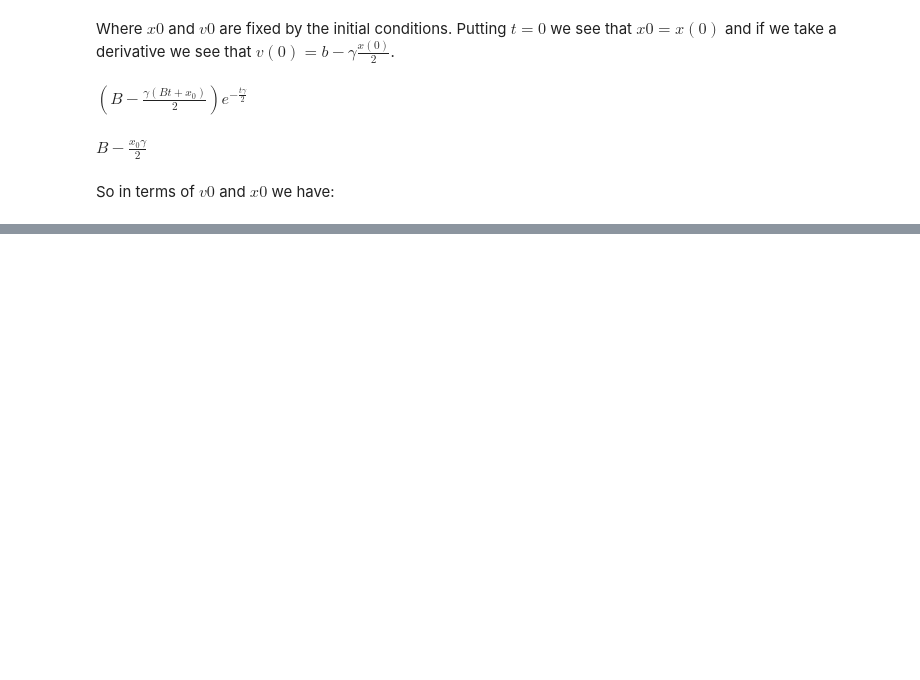
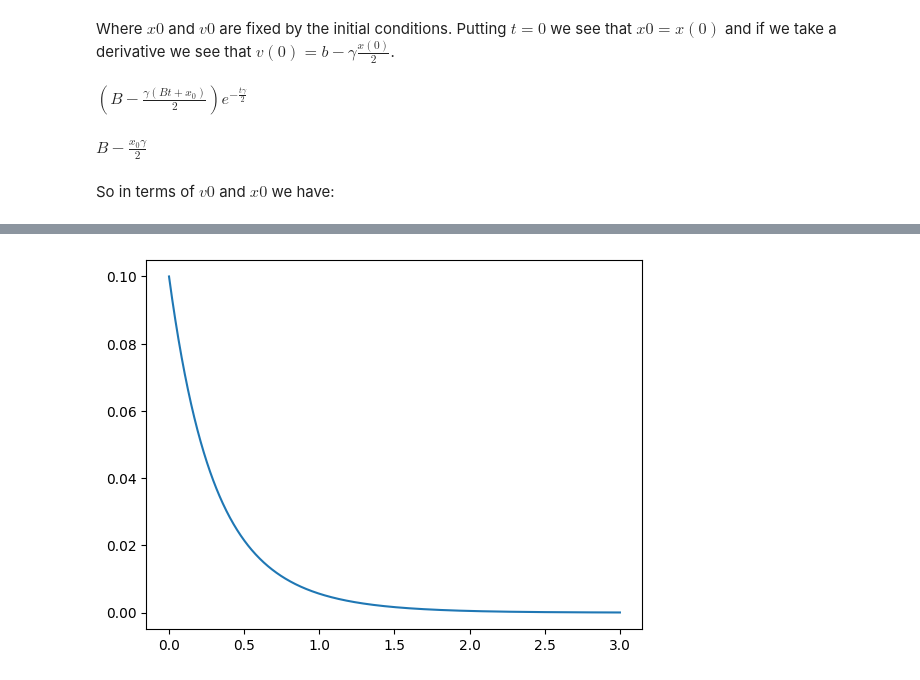
Before and after one commit to brinerk/LabsCapstone, a Jupyter notebook: Lab13/Lab13.ipynb, the cells around one changed output, grey strips where cells are left out. Saved outputs shown, nothing was run; the diff lists cells and outputs as text; code cells hidden in the pictures; blank space fills up the shorter version.

```diff
--- a/Lab13/Lab13.ipynb
+++ b/Lab13/Lab13.ipynb
@@ -444,0 +460,10 @@ $\displaystyle - \frac{x_{0} γ}{t γ - 2}$
+# %%
+x = np.linspace(0,3,1000)
+
+#DampedMotion(m, k, ω, v0, γ, ϕ, A):
+
+overEval = [DampedMotion(0.1, 1, sym.sqrt(1/0.1), 0, 2.1*sym.sqrt(1/0.1), 0, 0.1).subs(t,i) for i in x]
+plt.plot(x, overEval)
+plt.show()
+# %% [output]
+[figure, added]
```
Also changed, not shown: parts of 41 cells of this notebook.
